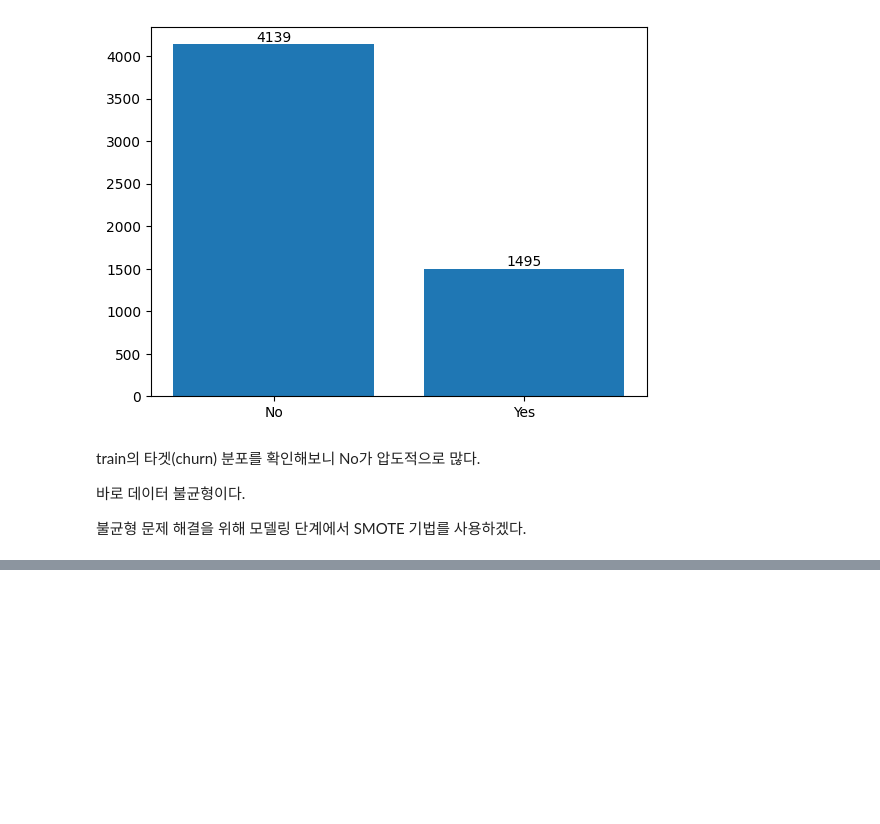
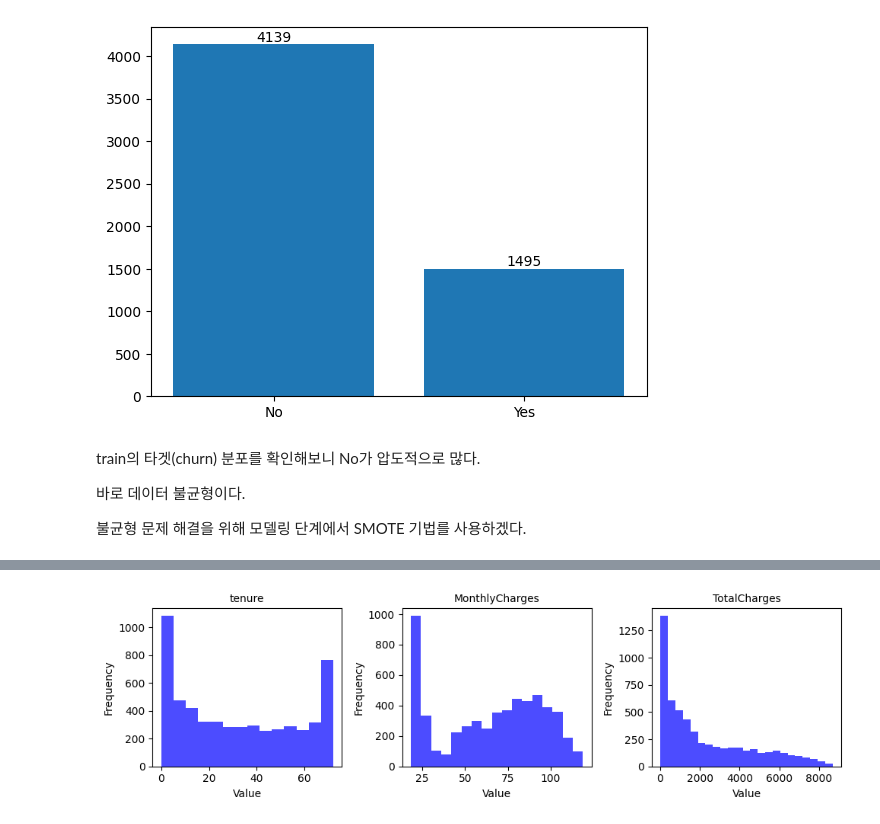
Before and after one commit to sujeengim/telco-customer-churn-prediction, a Jupyter notebook: practice1.ipynb, the cells around one changed output, grey strips where cells are left out. Saved outputs shown, nothing was run; the diff lists cells and outputs as text; code cells hidden in the pictures; blank space fills up the shorter version.

```diff
--- a/practice1.ipynb
+++ b/practice1.ipynb
@@ -248,0 +272,25 @@ train의 타겟(churn) 분포를 확인해보니 No가 압도적으로 많다.
+# %%
+'''수치형 데이터 분포 확인'''
+numeric_train = X_train[['tenure','MonthlyCharges','TotalCharges']]
+
+
+# 플롯 초기화 (1x3 그리드, figsize 설정)
+fig, axs = plt.subplots(1, 3, figsize=(10, 3))
+
+# 히스토그램 그리기
+for ax, column in zip(axs.flatten(), numeric_train.columns):
+    ax.hist(numeric_train[column], bins='auto', alpha=0.7, color='blue')
+    ax.set_title(column, fontsize=10)
+    ax.set_xlabel('Value')
+    ax.set_ylabel('Frequency')
+
+# 빈 Axes 숨기기 (만약 컬럼 수가 subplot 수보다 적을 경우)
+for i in range(len(numeric_train.columns), 3):  # 3는 subplot의 총 개수 (1x3)
+    fig.axes[i].axis('off')
+
+
+plt.tight_layout()
+
+plt.show()
+# %% [output]
+[figure, added]
```
Also changed, not shown: parts of 16 cells of this notebook.
